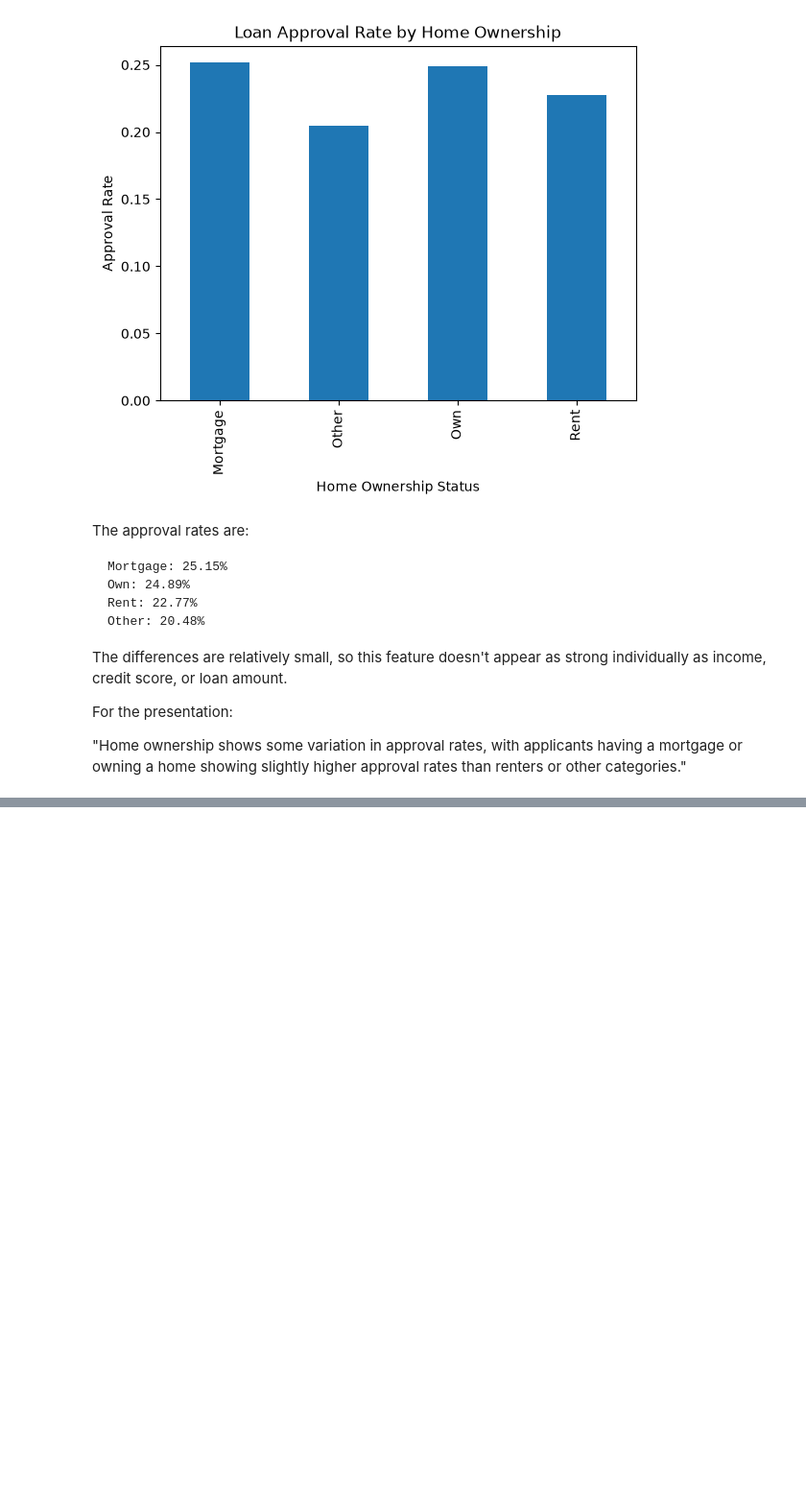
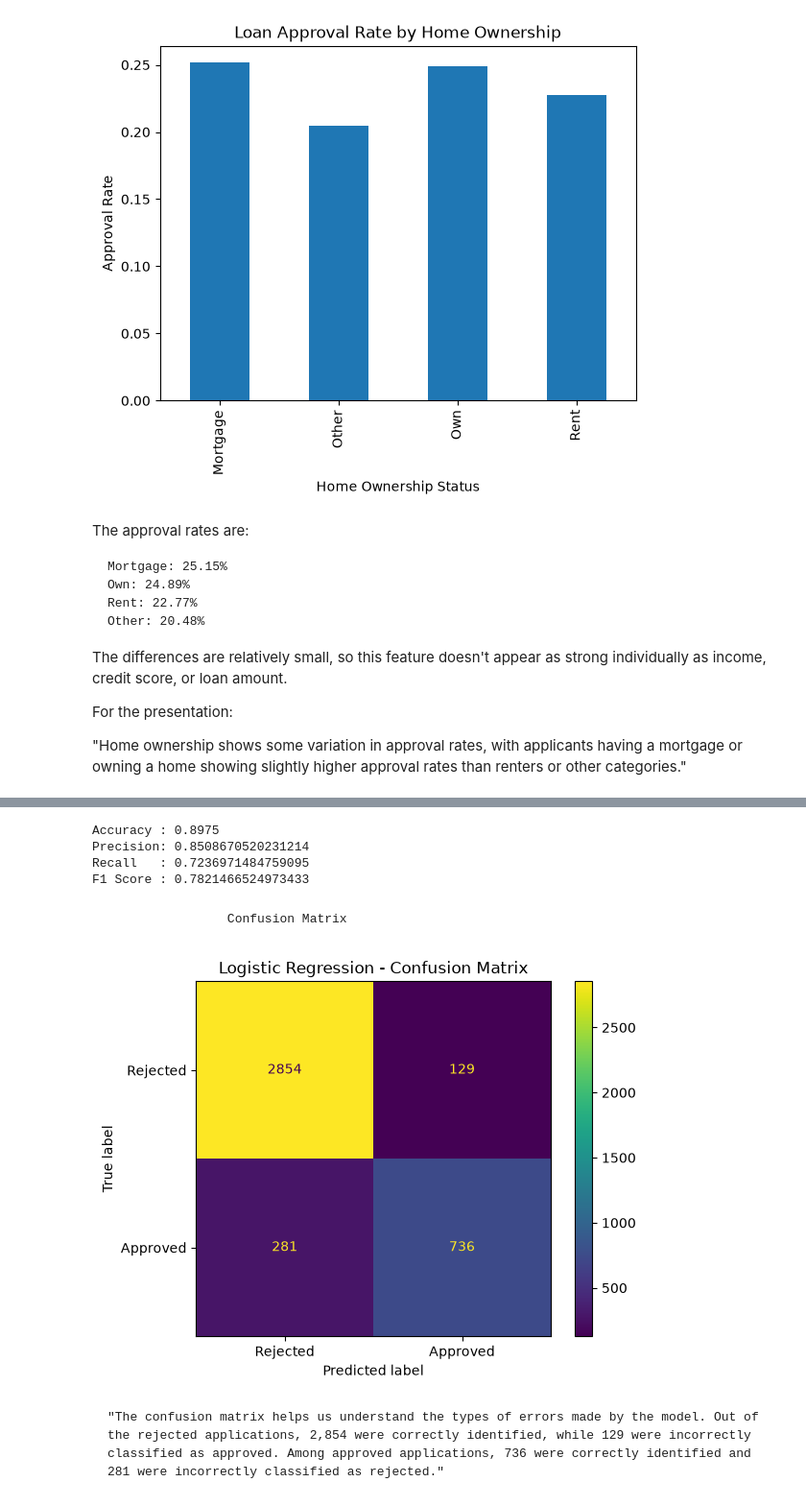
Before and after one commit to BIKRAM-GORAI/loan_approval_ml_model, a Jupyter notebook: notebooks/LoanIQ_Model.ipynb, the cells around one changed output, grey strips where cells are left out. Shown at 96% size. Cells and saved outputs as stored; diff of their text form; code cells hidden in the pictures; blank space fills up the shorter version.

```diff
--- a/notebooks/LoanIQ_Model.ipynb
+++ b/notebooks/LoanIQ_Model.ipynb
@@ -601,0 +1187,16 @@ For the presentation:
+# %%
+# Retrain Logistic Regression Model
+
+from sklearn.linear_model import LogisticRegression
+
+# Create the model
+logistic_model = LogisticRegression(max_iter=1000)
+
+# Train the model
+logistic_model.fit(X_train_scaled, y_train)
+
+# Make predictions on the test data
+y_pred_logistic = logistic_model.predict(X_test_scaled)
+
+# Display the first 10 predictions
+print(y_pred_logistic[:10])
@@ -601,0 +1215,48 @@ For the presentation:
+# %%
+# Evaluate Logistic Regression Model
+
+from sklearn.metrics import accuracy_score, precision_score, recall_score, f1_score
+
+# Calculate evaluation metrics
+accuracy = accuracy_score(y_test, y_pred_logistic)
+precision = precision_score(y_test, y_pred_logistic)
+recall = recall_score(y_test, y_pred_logistic)
+f1 = f1_score(y_test, y_pred_logistic)
+
+# Display the results
+print("Accuracy :", accuracy)
+print("Precision:", precision)
+print("Recall   :", recall)
+print("F1 Score :", f1)
+# %% [output]
+Accuracy : 0.8975
+Precision: 0.8508670520231214
+Recall   : 0.7236971484759095
+F1 Score : 0.7821466524973433
+# %% [markdown]
+                    Confusion Matrix
+# %%
+# Create Confusion Matrix
+
+from sklearn.metrics import confusion_matrix, ConfusionMatrixDisplay
+
+# Calculate the confusion matrix
+cm = confusion_matrix(y_test, y_pred_logistic)
+
+# Display the confusion matrix
+disp = ConfusionMatrixDisplay(
+    confusion_matrix=cm,
+    display_labels=["Rejected", "Approved"]
+)
+
+disp.plot()
+
+# Add a title
+plt.title("Logistic Regression - Confusion Matrix")
+
+# Display the graph
+plt.show()
+# %% [output]
+[figure, added]
+# %% [markdown]
+    "The confusion matrix helps us understand the types of errors made by the model. Out of the rejected applications, 2,854 were correctly identified, while 129 were incorrectly classified as approved. Among approved applications, 736 were correctly identified and 281 were incorrectly classified as rejected."
```
Also changed, not shown: parts of 56 cells of this notebook, 3 other files.
